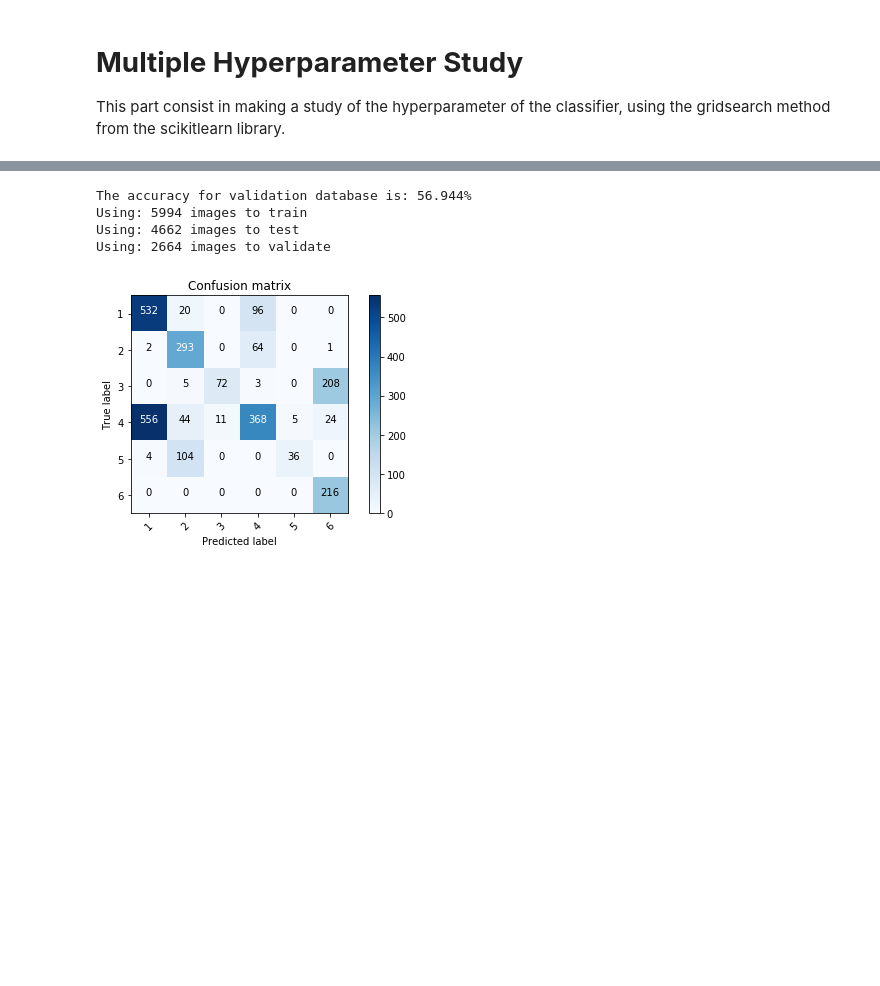
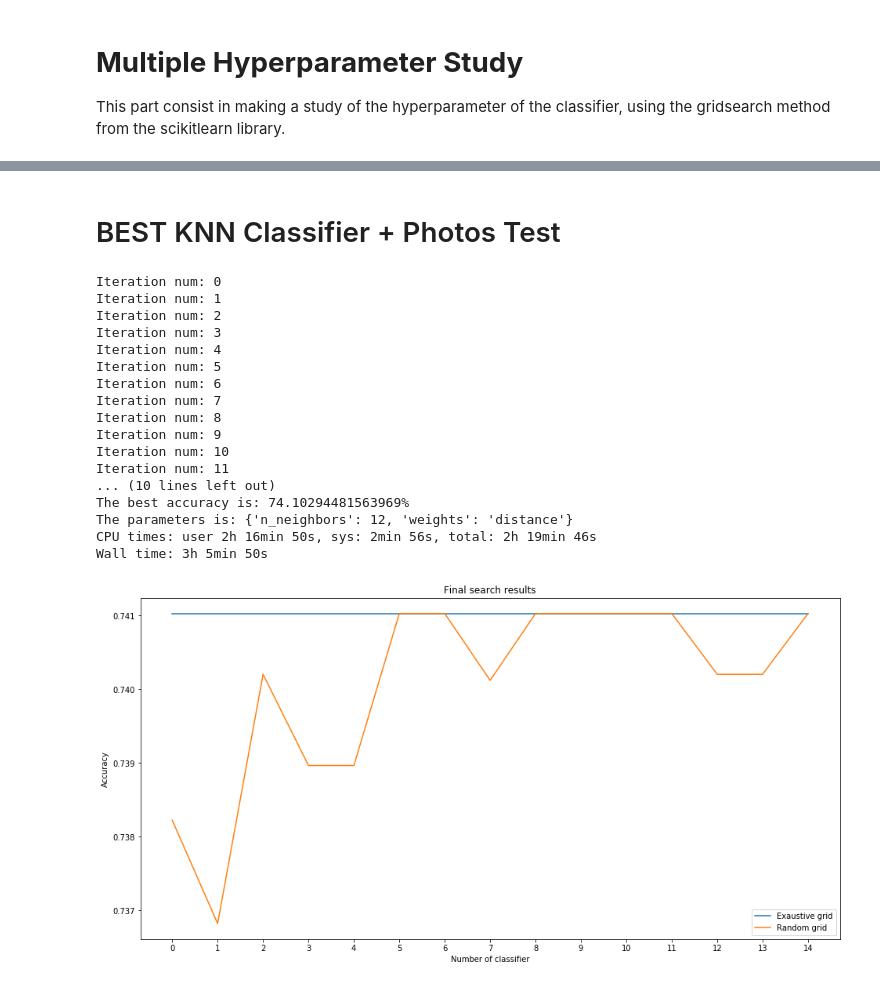
Before and after one commit to fernandolucasaa/Dice-Identification, a Jupyter notebook: secondAnalyse/knn.ipynb, the cells around one changed output, grey strips where cells are left out. Cells and saved outputs as stored; diff of their text form; code cells hidden in the pictures; blank space fills up the shorter version.

Commit message:
try on photos

```diff
--- a/secondAnalyse/knn.ipynb
+++ b/secondAnalyse/knn.ipynb
@@ -207,0 +31,2 @@ Wall time: 172 ms
+# %%
+X_train, Y_train = separate_array(np.load('./../photosFeatures_train.npy'))
@@ -288,44 +121,19 @@ This part contains the functions used to analyse the accuracy of the classifier
 This part consist in making a study of the hyperparameter of the classifier, using the gridsearch method from the scikitlearn library.
 # %%
 # Define the parameter values that should be searched
-k_range = list(range(1, 30))
+k_range = list(range(2, 15))
 
 # Another parameter besides k that we might vary is the weights parameters or even the algorithm
 weight_options = ['uniform', 'distance']
 #algorithm_options = ['auto', 'ball_tree', 'kd_tree', 'brute']
 
 # Specify "parameter grid"
-param_grid = dict(n_neighbors=k_range, weights=weight_options)
+grid_parameters = dict(n_neighbors=k_range, weights=weight_options)
 
 # Specify "parameter distributions" rather than a "parameter grid"
-param_dist = dict(n_neighbors=k_range, weights=weight_options)
+dist_parameters = dict(n_neighbors=k_range, weights=weight_options)
 
 # Since both parameters are discrete, so param_dist is the same as param_grid
 
 # Finally define the classifier, in this case the KNN classifier
-knn = KNeighborsClassifier()
+new_knn = KNeighborsClassifier()
-# %%
-%%time
-
-grid_best_scores = []
-grid_best_params = []
-grid_best_estimator = []
-
-rand_best_scores = []
-rand_best_params = []
-rand_best_estimator = []
-
-for _ in list(range(20)):
-    grid = GridSearchCV(knn, param_grid, cv=10, scoring='accuracy', n_jobs = -1)
-    grid.fit(X_train, Y_train)
-    grid_best_scores.append(grid.best_score_)
-    grid_best_params.append(grid.best_params_)
-    grid_best_estimator.append(grid.best_estimator_)
-
-    rand = RandomizedSearchCV(knn, param_dist, cv=10, scoring='accuracy', n_iter=10, n_jobs = -1)
-    rand.fit(X_train, Y_train)
-    rand_best_scores.append(rand.best_score_)
-    rand_best_params.append(rand.best_params_)
-    rand_best_estimator.append(rand.best_estimator_)
-
-print("Finished searching the hyper parameters!")
@@ -368,6 +192,8 @@ The parameters is: {'n_neighbors': 1, 'weights': 'uniform'}
+# %% [markdown]
+# BEST KNN Classifier + Photos Test
 # %%
 #Train the best classificator for a N sample of numbers
-def train_best_classifier():
-    classificator = rand_best_estimator[np.argmax(rand_best_scores)]
+def train_best_classifier(X_data, Y_data, grid_par, dist_par, model):
+    classificator = compute_best_classifier(X_data, Y_data, grid_par, dist_par, model)
 
-    return classificator.fit(X_train, Y_train)
+    return classificator.fit(X_data, Y_data)
@@ -387,8 +200,23 @@ best_knn_classificator = train_best_classifier()
-# %%
-validation_database(best_knn_classificator)
-# %% [output]
-The accuracy for validation database is: 56.944%
-Using: 5994 images to train
-Using: 4662 images to test
-Using: 2664 images to validate
-[figure, removed]
+# %%
+%%time
+
+best_knn_classifier = train_best_classifier(X_train, Y_train, grid_parameters, dist_parameters, new_knn)
+# %% [output]
+Iteration num: 0
+Iteration num: 1
+Iteration num: 2
+Iteration num: 3
+Iteration num: 4
+Iteration num: 5
+Iteration num: 6
+Iteration num: 7
+Iteration num: 8
+Iteration num: 9
+Iteration num: 10
+Iteration num: 11
+... (10 lines left out)
+The best accuracy is: 74.10294481563969%
+The parameters is: {'n_neighbors': 12, 'weights': 'distance'}
+CPU times: user 2h 16min 50s, sys: 2min 56s, total: 2h 19min 46s
+Wall time: 3h 5min 50s
+[figure, added]
```
Also changed, not shown: parts of 37 cells of this notebook, 22 other files.
